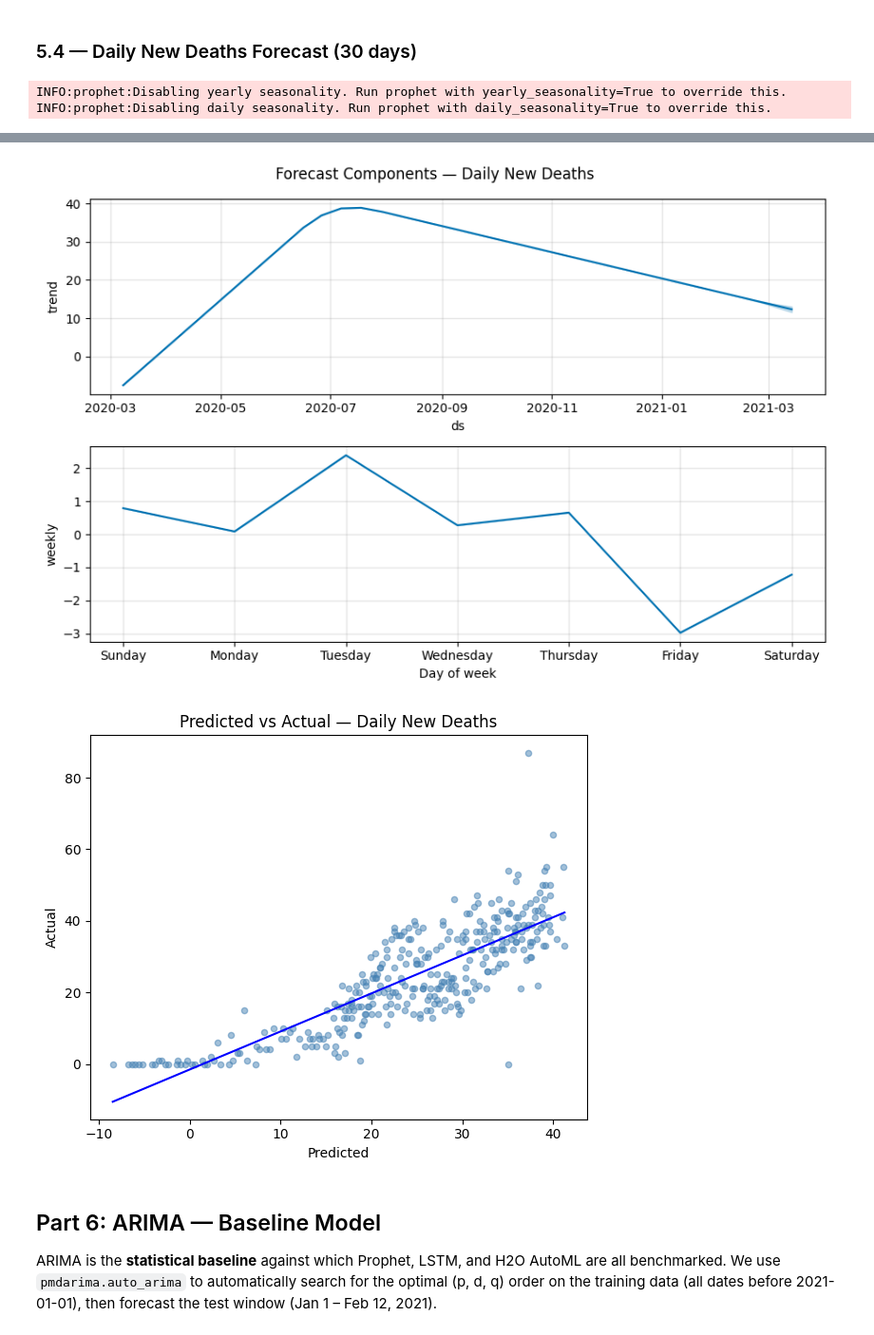
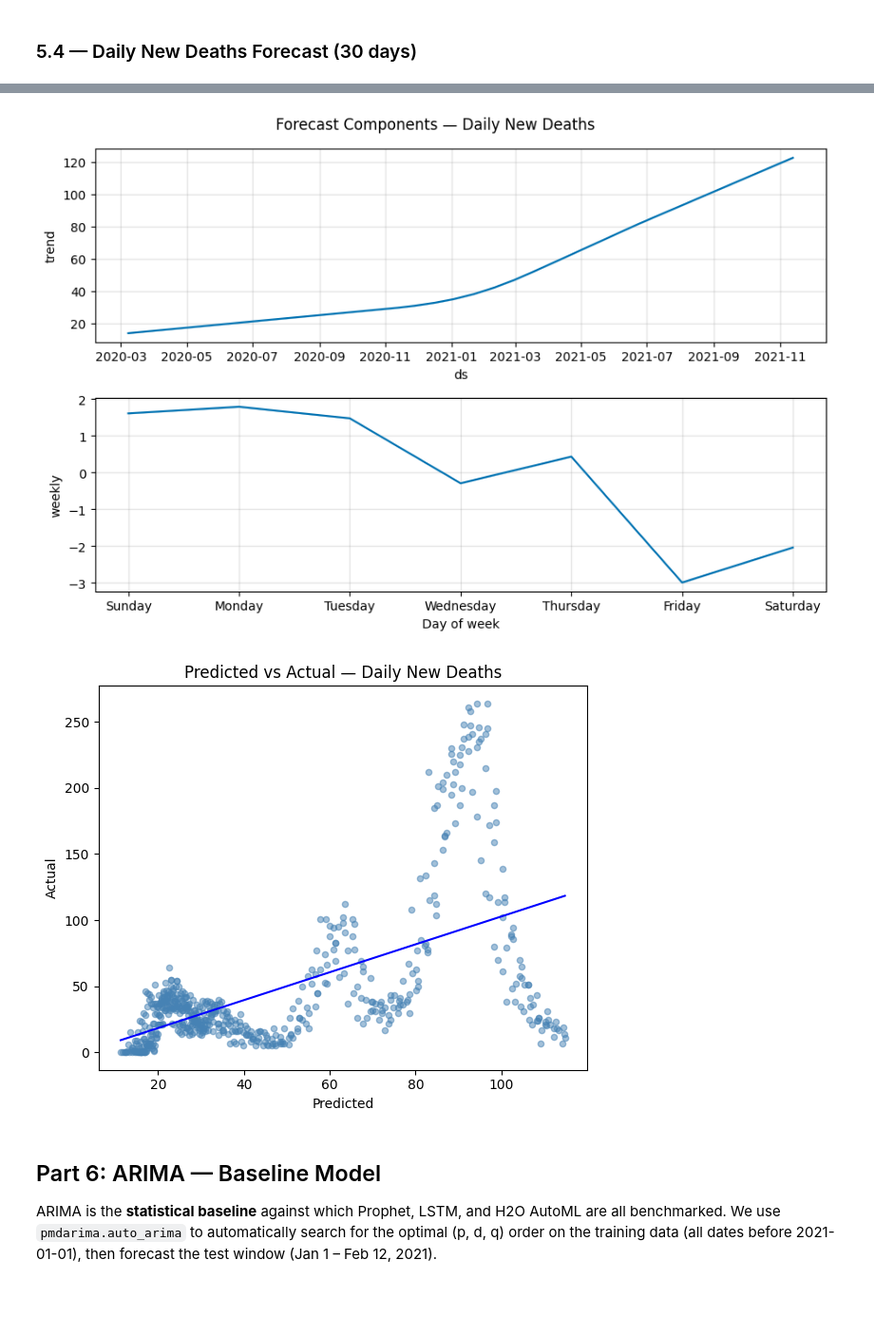
Before and after one commit to Sahadat97/COVID-19-Bangladesh-EDA-and-Daily-Cases-Prediction, a Jupyter notebook: COVID19_Bangladesh.ipynb, the cells around one changed output, grey strips where cells are left out. Shown at 95% size. Saved outputs shown, nothing was run; the diff lists cells and outputs as text; code cells hidden in the pictures; blank space fills up the shorter version.

```diff
--- a/COVID19_Bangladesh.ipynb
+++ b/COVID19_Bangladesh.ipynb
@@ -368,15 +362,13 @@ INFO:prophet:Disabling daily seasonality. Run prophet with daily_seasonality=Tru
 # %%
 # Prophet Model 4: Daily New Deaths (30-day forecast)
 mtnd, forecast_tnd = run_prophet(
-    df, 'date', 'in_the_last_24_hours_new_deaths',
+    df, 'final_date', 'new_deaths',
     periods=30, title='Daily New Deaths'
 )
 # %% [output]
-INFO:prophet:Disabling yearly seasonality. Run prophet with yearly_seasonality=True to override this.
-INFO:prophet:Disabling daily seasonality. Run prophet with daily_seasonality=True to override this.
 [interactive output not drawn]
-[figure, old version]
+[figure, new version]
-[figure, old version]
+[figure, new version]
 # %% [markdown]
 ## Part 6: ARIMA — Baseline Model
 
```
Also changed, not shown: parts of 27 cells of this notebook.
